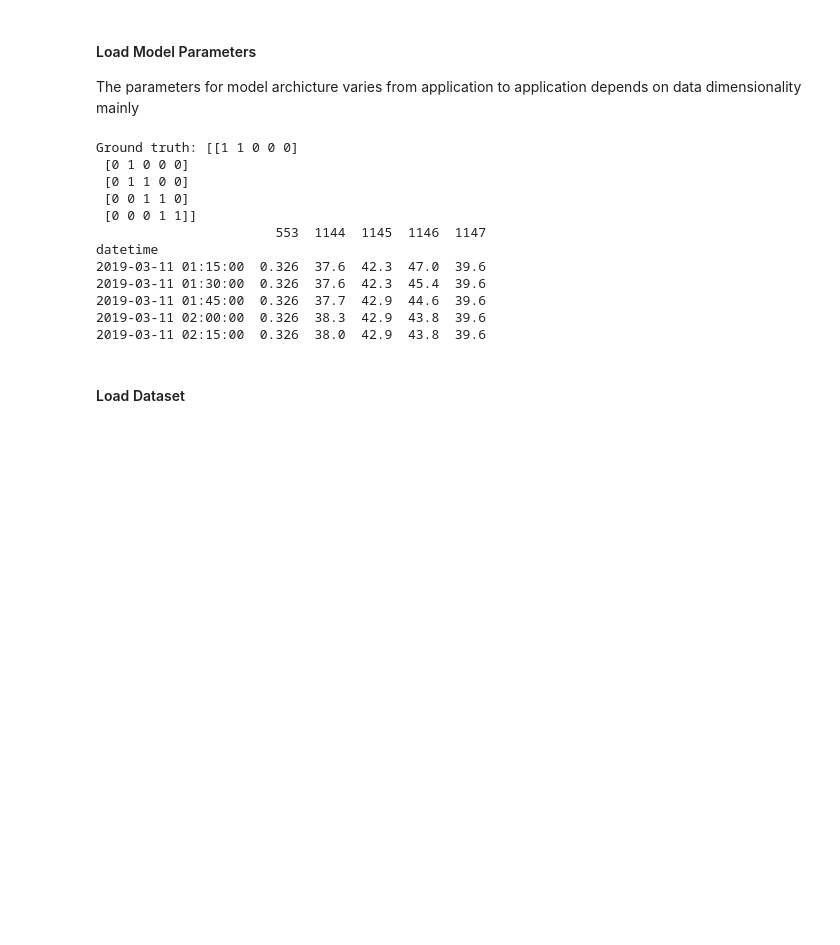
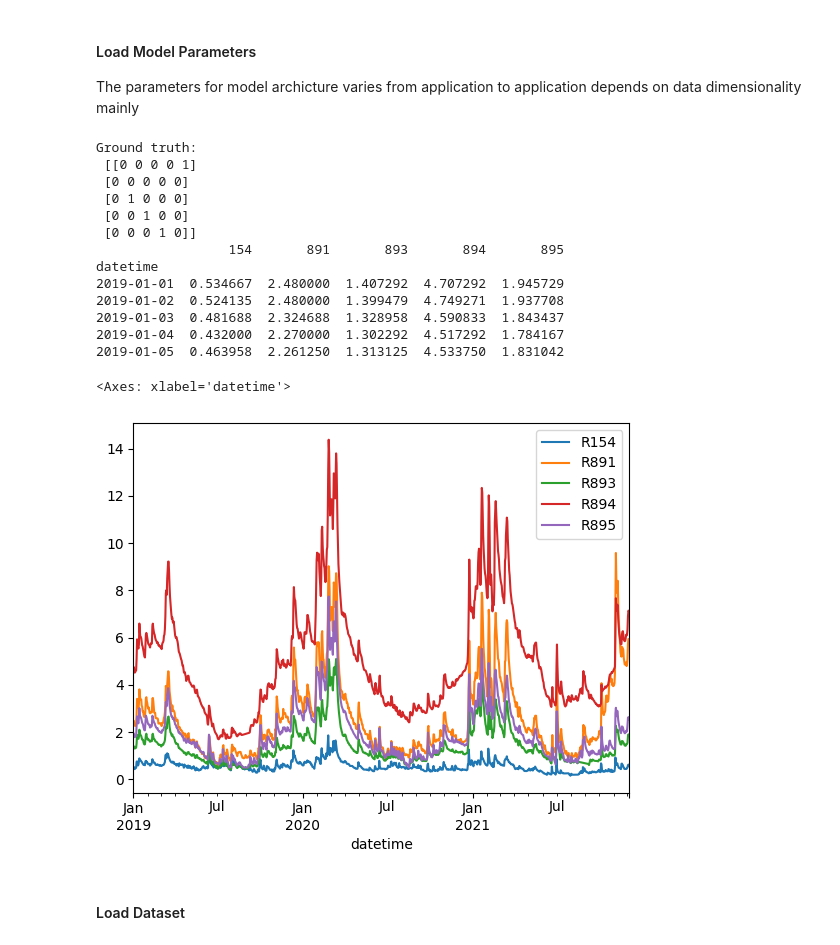
Before and after one commit to wasimahmadpk/gCause, a Jupyter notebook: src/gcdmi_examples.ipynb, the cells around one changed output. Drawn from its saved outputs; the diff is of its cells as text; code cells hidden in the pictures; blank space fills up the shorter version.

Commit message:
rivernet experiments

```diff
--- a/src/gcdmi_examples.ipynb
+++ b/src/gcdmi_examples.ipynb
@@ -60,18 +61,24 @@ model_name = pars.get('model_name')
 # data = prep.load_flux_data(0, 96)
 # data.head()
 # %%
-df, ground_truth, _ = prep.load_rivernet()
+df, ground_truth, _ = prep.load_rivernet(4)
 df.columns = [f'R{col}' for col in df.columns]
 # %% [output]
-Ground truth: [[1 1 0 0 0]
+Ground truth:
+ [[0 0 0 0 1]
+ [0 0 0 0 0]
  [0 1 0 0 0]
- [0 1 1 0 0]
- [0 0 1 1 0]
- [0 0 0 1 1]]
-                       553  1144  1145  1146  1147
+ [0 0 1 0 0]
+ [0 0 0 1 0]]
+                 154       891       893       894       895
 datetime
-2019-03-11 01:15:00  0.326  37.6  42.3  47.0  39.6
-2019-03-11 01:30:00  0.326  37.6  42.3  45.4  39.6
-2019-03-11 01:45:00  0.326  37.7  42.9  44.6  39.6
-2019-03-11 02:00:00  0.326  38.3  42.9  43.8  39.6
-2019-03-11 02:15:00  0.326  38.0  42.9  43.8  39.6
+2019-01-01  0.534667  2.480000  1.407292  4.707292  1.945729
+2019-01-02  0.524135  2.480000  1.399479  4.749271  1.937708
+2019-01-03  0.481688  2.324688  1.328958  4.590833  1.843437
+2019-01-04  0.432000  2.270000  1.302292  4.517292  1.784167
+2019-01-05  0.463958  2.261250  1.313125  4.533750  1.831042
+# %%
+df.loc['2019-01-01':'2021-12-05'].plot()
+# %% [output]
+<Axes: xlabel='datetime'>
+[figure, added]
```
Also changed, not shown: parts of 3 cells of this notebook, 1 other file.
